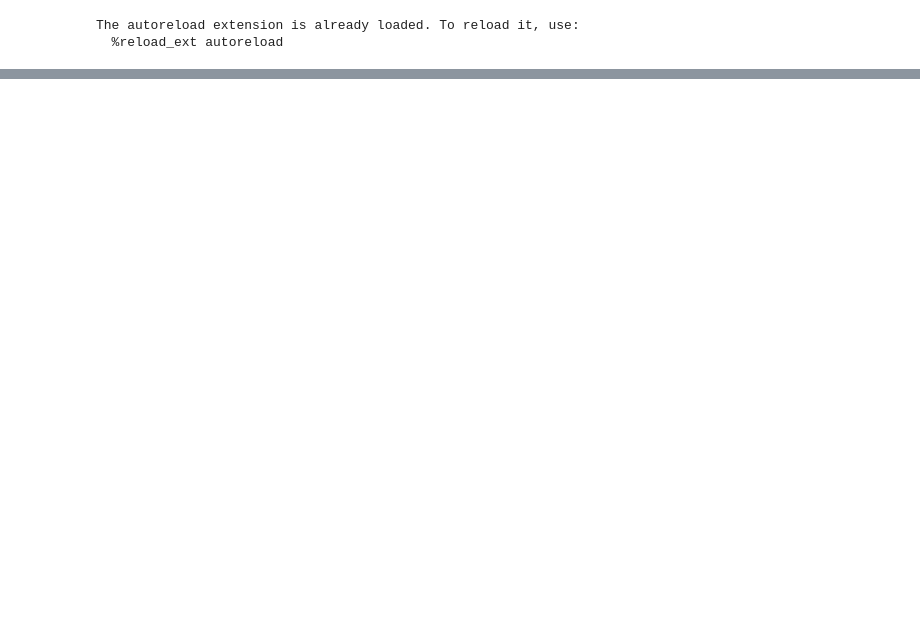
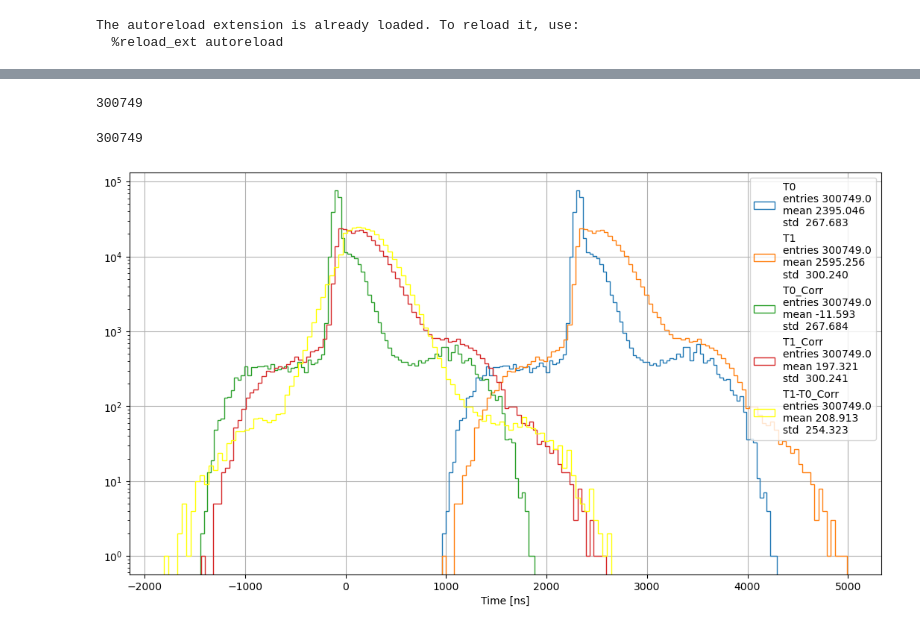
Before and after one commit to elenaramos44/WCTE_BRB_Data_Analysis, a Jupyter notebook: NB/test_func.ipynb, the cells around one changed output, grey strips where cells are left out. Drawn from its saved outputs; the diff is of its cells as text; code cells hidden in the pictures; blank space fills up the shorter version.

```diff
--- a/NB/test_func.ipynb
+++ b/NB/test_func.ipynb
@@ -167,0 +30,28 @@ import hipy.pltext as pltext
+# %%
+df = pd.read_parquet(f"../data/{run}/df_extended_goodTime.parquet")
+# %%
+t0 = [np.mean([i,j,k,l]) for (i,j,k,l) in zip(df["T0-0L_time"], df["T0-0R_time"], df["T0-1L_time"], df["T0-1R_time"])]
+t1 = [np.mean([i,j,k,l]) for (i,j,k,l) in zip(df["T1-0L_time"], df["T1-0R_time"], df["T1-1L_time"], df["T1-1R_time"])]
+# %%
+print(len(t0))
+# %% [output]
+300749
+# %%
+t0_trigger131 = [i - j for (i,j) in zip(t0, df["Trigger-131_time"])]
+t1_trigger130 = [i - j for (i,j) in zip(t1, df["Trigger-130_time"])]
+# %%
+print(len(t0_trigger131))
+# %% [output]
+300749
+# %%
+fig = plt.figure(figsize=(13,7))
+
+pltext.hist(t0, 100, xylabels=("Time [ns]"), ylog = True, label="T0");
+pltext.hist(t1, 100, ylog = True, label="T1");
+pltext.hist(t0_trigger131, 100, ylog = True, label="T0_Corr");
+pltext.hist(t1_trigger130, 100, ylog = True, label="T1_Corr");
+
+c, b, _ = pltext.hist([i-j for (i,j) in zip(t1_trigger130, t0_trigger131)], 100, color="yellow", ylog = True, label="T1-T0_Corr");
+# pltext.hist([i-j for (i,j) in zip(t1, t0)], 100, ylog = True, label="T1-T0");
+# %% [output]
+[figure, added]
```
Also changed, not shown: parts of 26 cells of this notebook, 1 other file.
